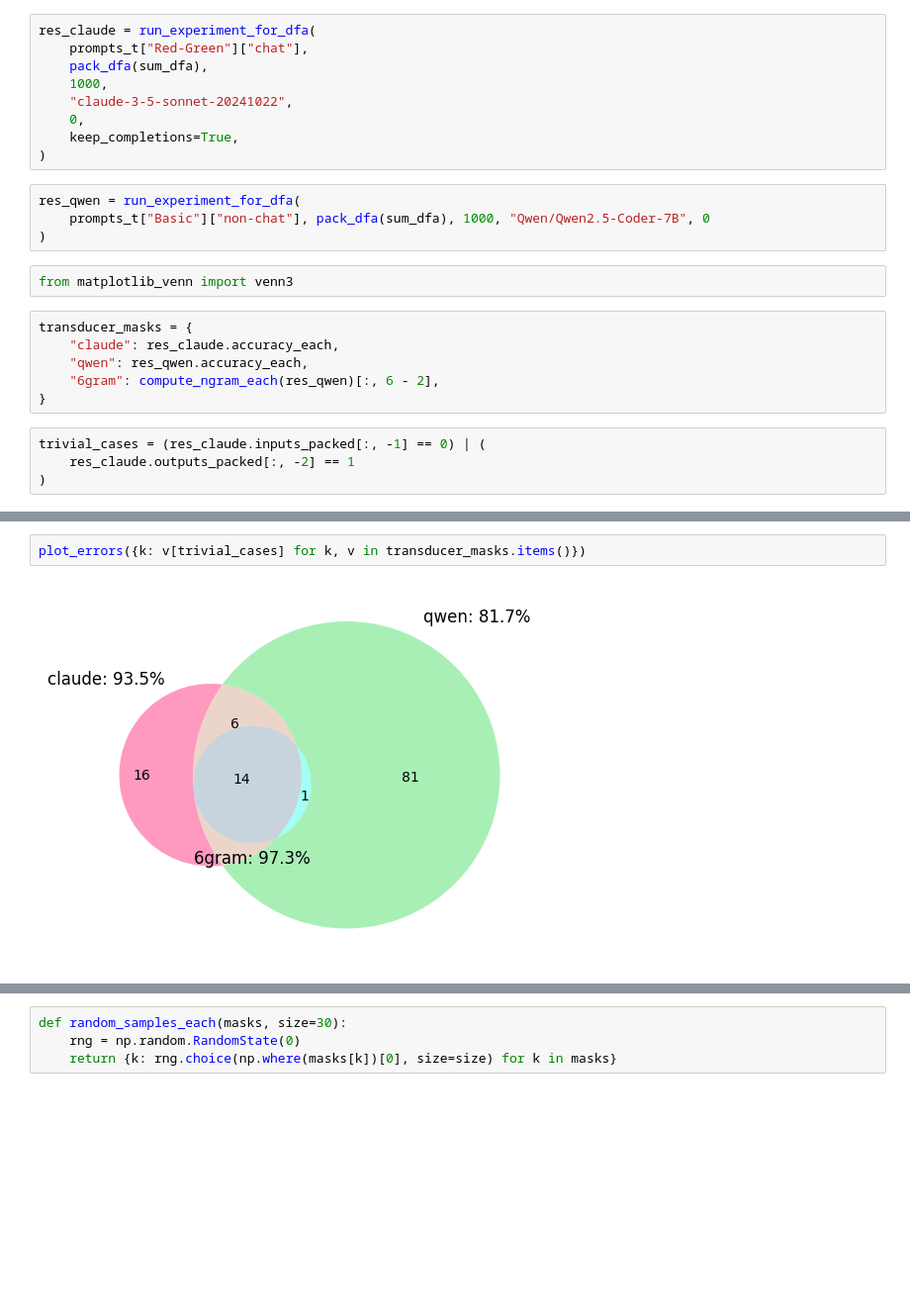
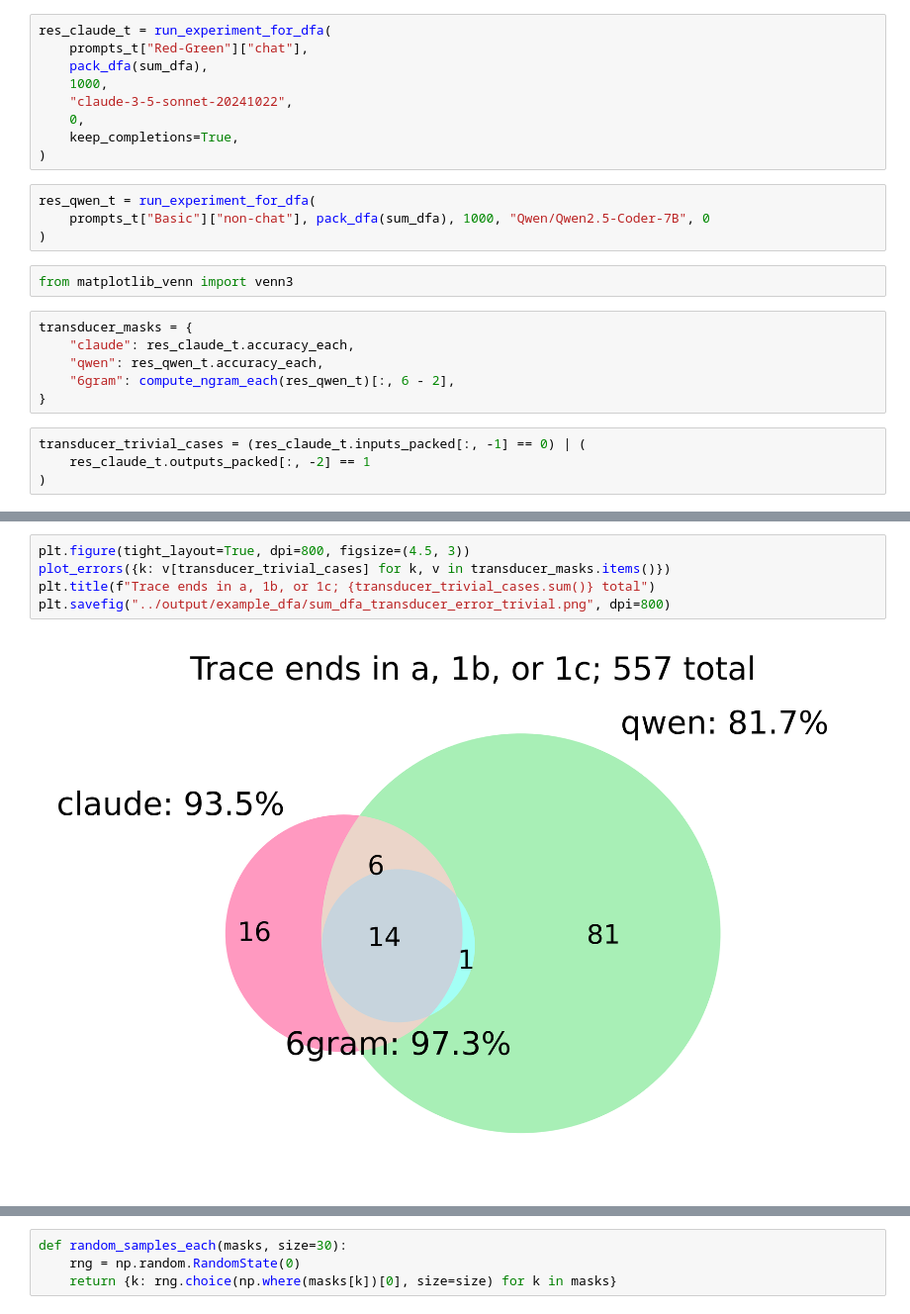
Before and after one commit to kavigupta/evallm, a Jupyter notebook: notebooks/illustrative-example.ipynb, the cells around one changed output, grey strips where cells are left out. Shown at 99% size. Drawn from its saved outputs; the diff is of its cells as text; blank space fills up the shorter version.

```diff
--- a/notebooks/illustrative-example.ipynb
+++ b/notebooks/illustrative-example.ipynb
@@ -68,5 +67,5 @@ sequence_tasks = sample_task_instances_given_dfa(
 # %%
-res_claude = run_experiment_for_dfa(
+res_claude_t = run_experiment_for_dfa(
     prompts_t["Red-Green"]["chat"],
     pack_dfa(sum_dfa),
     1000,
@@ -75,19 +74,19 @@ res_claude = run_experiment_for_dfa(
     keep_completions=True,
 )
 # %%
-res_qwen = run_experiment_for_dfa(
+res_qwen_t = run_experiment_for_dfa(
     prompts_t["Basic"]["non-chat"], pack_dfa(sum_dfa), 1000, "Qwen/Qwen2.5-Coder-7B", 0
 )
 # %%
 from matplotlib_venn import venn3
 # %%
 transducer_masks = {
-    "claude": res_claude.accuracy_each,
-    "qwen": res_qwen.accuracy_each,
-    "6gram": compute_ngram_each(res_qwen)[:, 6 - 2],
+    "claude": res_claude_t.accuracy_each,
+    "qwen": res_qwen_t.accuracy_each,
+    "6gram": compute_ngram_each(res_qwen_t)[:, 6 - 2],
 }
 # %%
-trivial_cases = (res_claude.inputs_packed[:, -1] == 0) | (
-    res_claude.outputs_packed[:, -2] == 1
+transducer_trivial_cases = (res_claude_t.inputs_packed[:, -1] == 0) | (
+    res_claude_t.outputs_packed[:, -2] == 1
 )
 # %%
@@ -97,5 +98,8 @@ plot_errors(transducer_masks)
 # %%
-plot_errors({k: v[trivial_cases] for k, v in transducer_masks.items()})
+plt.figure(tight_layout=True, dpi=800, figsize=(4.5, 3))
+plot_errors({k: v[transducer_trivial_cases] for k, v in transducer_masks.items()})
+plt.title(f"Trace ends in a, 1b, or 1c; {transducer_trivial_cases.sum()} total")
+plt.savefig("../output/example_dfa/sum_dfa_transducer_error_trivial.png", dpi=800)
 # %% [output]
-[figure, old version]
+[figure, new version]
 # %%
```
Also changed, not shown: parts of 25 cells of this notebook, 6 other files.
